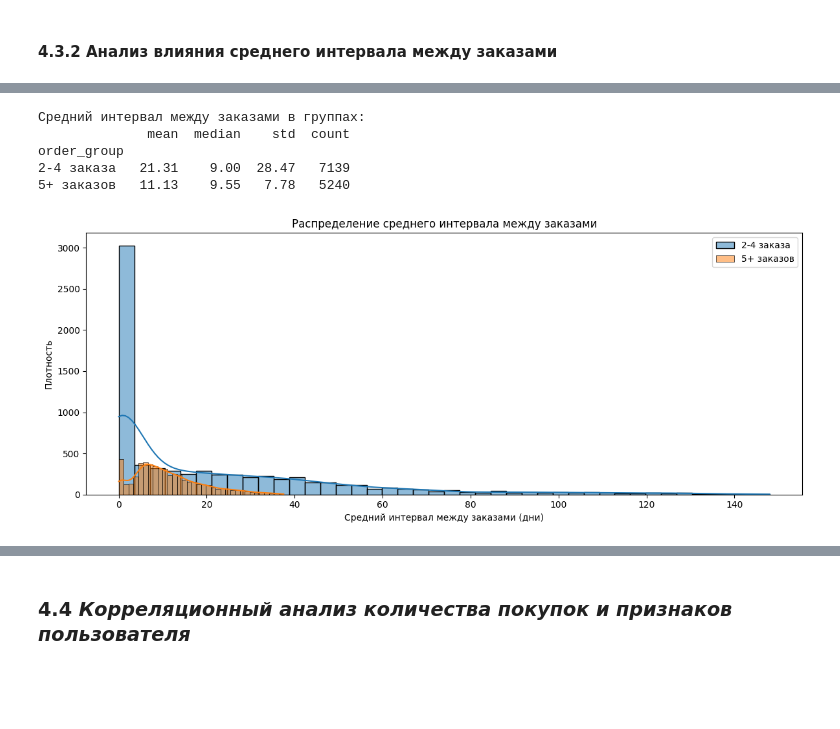
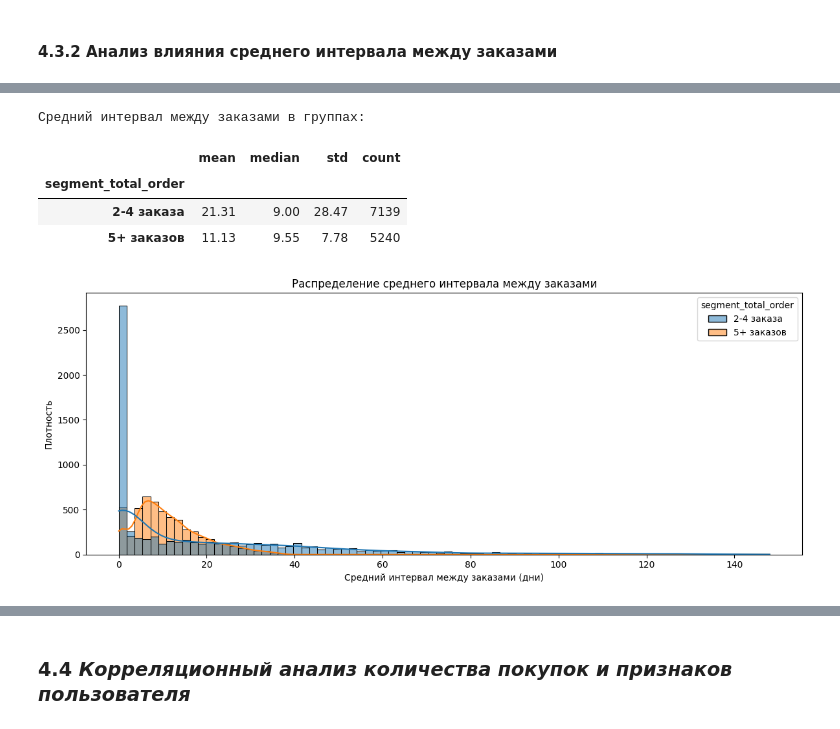
Before and after one commit to MEYakunin/Sprint9_Yandex_Afisha, a Jupyter notebook: Project.ipynb, the cells around one changed output, grey strips where cells are left out. Saved outputs shown, nothing was run; the diff lists cells and outputs as text; code cells hidden in the pictures; blank space fills up the shorter version.

Commit message:
Подраздел 4.3.2 Анализ влияния среднего интервала между заказами

```diff
--- a/Project.ipynb
+++ b/Project.ipynb
@@ -1281,37 +1264,33 @@ df_user_profile['segment_total_order'] = pd.cut(
     bins=[1,4,float('inf')],
     labels=['2-4 заказа', '5+ заказов']
 )
+# %%
+# Рассчитаем средний интервал между заказами для каждой группы
+print("Средний интервал между заказами в группах:")
+df_user_profile.groupby('segment_total_order')['avg_days_between'].agg(['mean', 'median', 'std', 'count']).round(2)
+# %% [output]
+Средний интервал между заказами в группах:
+|  | mean | median | std | count |
+| segment_total_order |  |  |  |  |
+| 2-4 заказа | 21.31 | 9.00 | 28.47 | 7139 |
+| 5+ заказов | 11.13 | 9.55 | 7.78 | 5240 |
 # %%
-# Данные профиля пользователя уже загружены в df_user_profile
-# Отфильтруем пользователей с повторными заказами (total_order >= 2)
-df_repeat = df_user_profile[df_user_profile['total_order'] >= 2].copy()
-
-# Создадим группы по количеству заказов
-df_repeat['order_group'] = pd.cut(df_repeat['total_order'], bins=[1, 4, float('inf')], labels=['2-4 заказа', '5+ заказов'])
-
-# Рассчитаем средний интервал между заказами для каждой группы
-avg_days_stats = df_repeat.groupby('order_group')['avg_days_between'].agg(['mean', 'median', 'std', 'count'])
-print("Средний интервал между заказами в группах:")
-print(avg_days_stats.round(2))
-
-# Визуализация распределения
+# Строим гистограмму распределения
 plt.figure(figsize=(12, 5))
 
-# Гистограммы с KDE
-for group in ['2-4 заказа', '5+ заказов']:
-    data = df_repeat[df_repeat['order_group'] == group]['avg_days_between'].dropna()
-    sns.histplot(data, kde=True, label=group, alpha=0.5)
+sns.histplot(
+    data=df_user_profile,
+    x='avg_days_between',
+    hue='segment_total_order',
+    kde=True,
+    alpha=0.5
+)
+
 plt.xlabel('Средний интервал между заказами (дни)')
 plt.ylabel('Плотность')
 plt.title('Распределение среднего интервала между заказами')
-plt.legend()
 
 plt.tight_layout()
 plt.show()
 # %% [output]
-Средний интервал между заказами в группах:
-              mean  median    std  count
-order_group
-2-4 заказа   21.31    9.00  28.47   7139
-5+ заказов   11.13    9.55   7.78   5240
-[figure, old version]
+[figure, new version]
```
Also changed, not shown: parts of 4 cells of this notebook.
